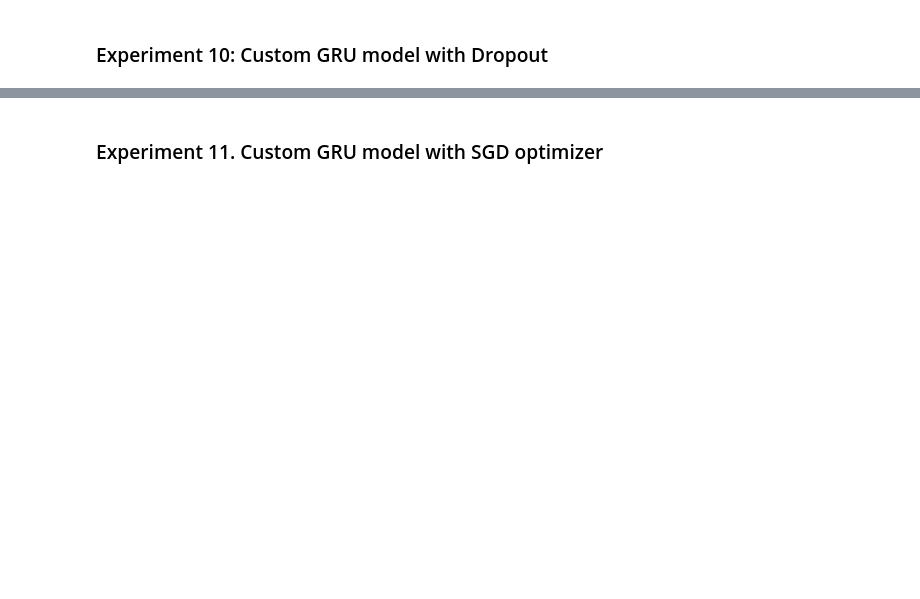
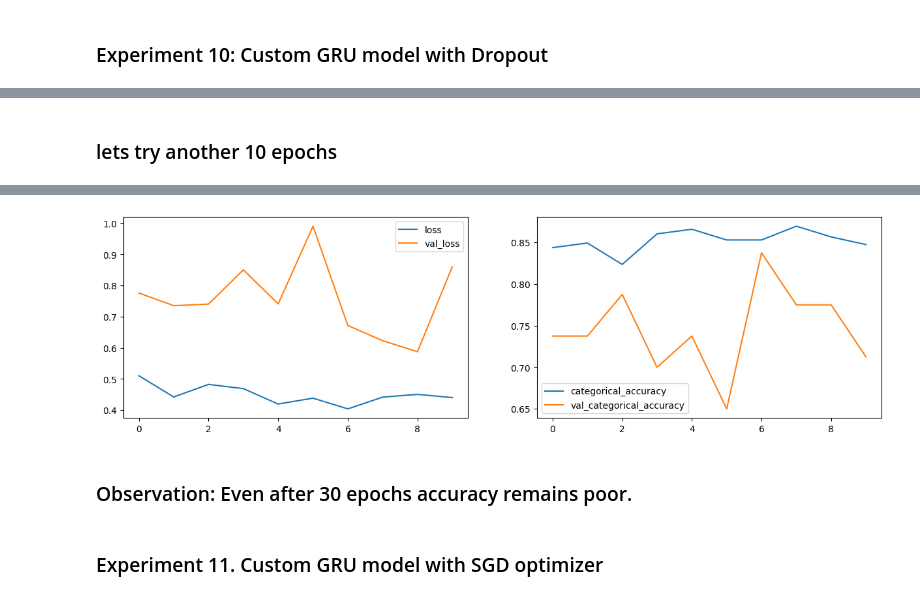
Before and after one commit to sivaprasadt246/GestureRecognitionAssignmentUpgrad, a Jupyter notebook: Gesture_Recognition.ipynb, the cells around one changed output, grey strips where cells are left out. Saved outputs shown, nothing was run; the diff lists cells and outputs as text; code cells hidden in the pictures; blank space fills up the shorter version.

```diff
--- a/Gesture_Recognition.ipynb
+++ b/Gesture_Recognition.ipynb
@@ -971,0 +1025,10 @@ Epoch 3/20
+# %% [markdown]
+### lets try another 10 epochs
+# %%
+history=model.fit_generator(train_generator, steps_per_epoch=steps_per_epoch, epochs=30, verbose=1,
+                     validation_data=val_generator,
+                     validation_steps=validation_steps, class_weight=None, workers=1, initial_epoch=20
+                      ,callbacks=[LR_seq]
+                           )
+plot(history)
+# %% [output]
@@ -972,3 +1055,6 @@ Epoch 3/20
+[figure, added]
+# %% [markdown]
+### Observation: Even after 30 epochs accuracy remains poor.
 # %% [markdown]
 ### Experiment 11. Custom GRU model with SGD optimizer
 # %%
```
Also changed, not shown: parts of 24 cells of this notebook.
